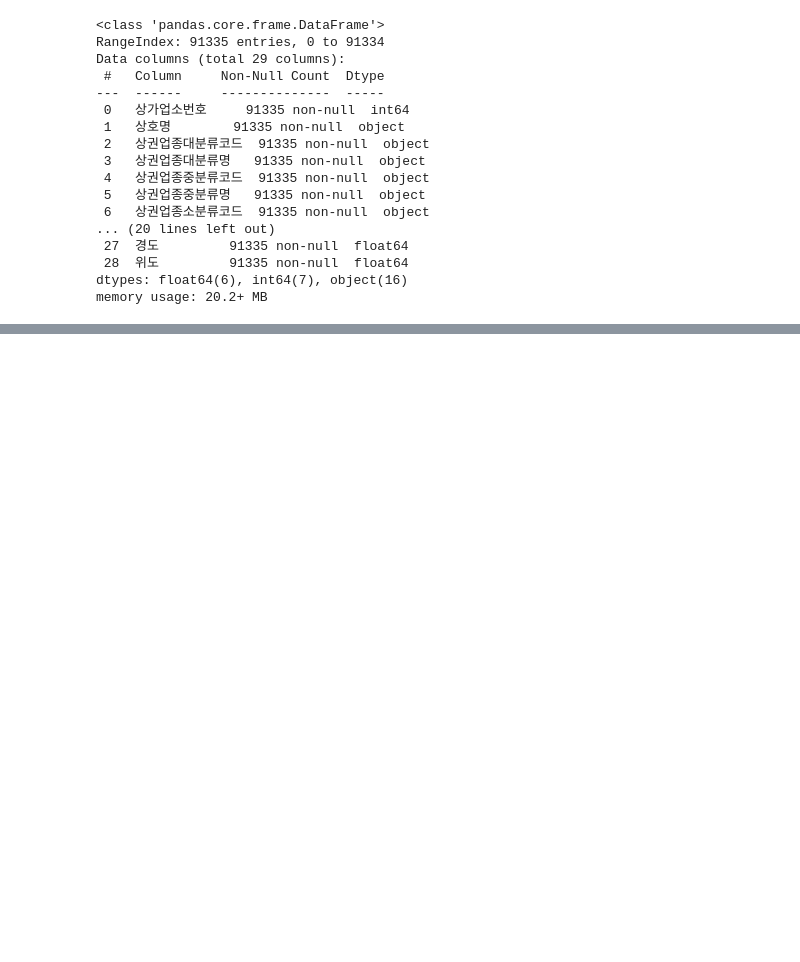
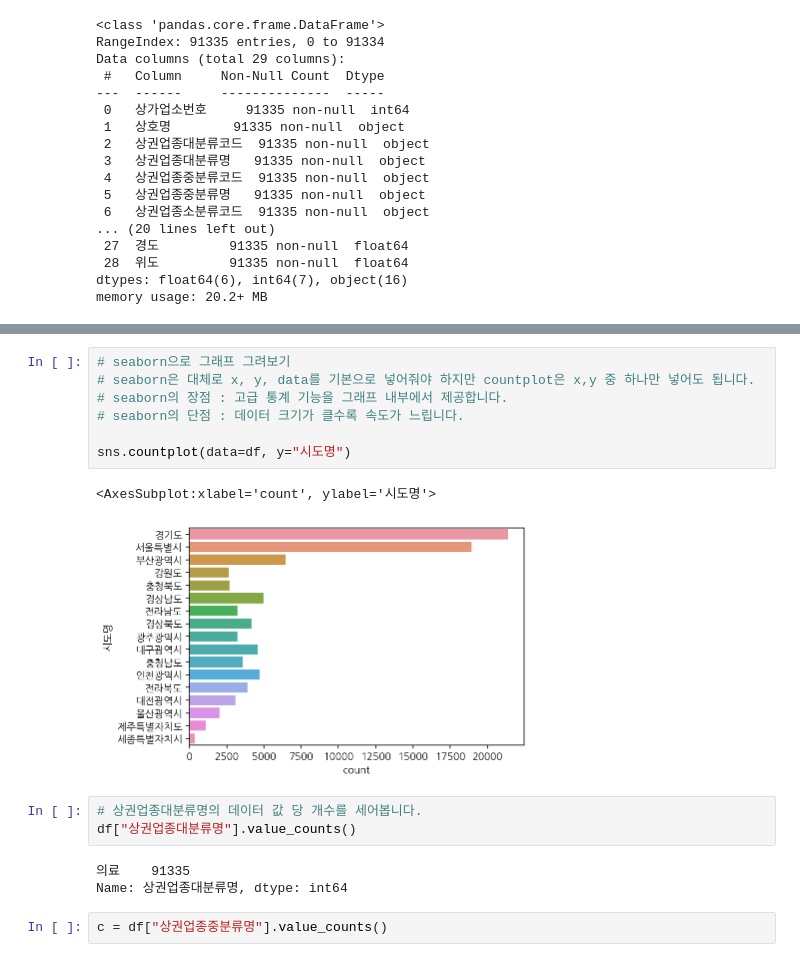
Before and after one commit to mazzingkaizer/EDA, a Jupyter notebook: data_analysis.ipynb, the cells around one changed output, grey strips where cells are left out. Saved outputs shown, nothing was run; the diff lists cells and outputs as text; blank space fills up the shorter version.

```diff
--- a/data_analysis.ipynb
+++ b/data_analysis.ipynb
@@ -220,0 +403,18 @@ memory usage: 20.2+ MB
+# %%
+# seaborn으로 그래프 그려보기
+# seaborn은 대체로 x, y, data를 기본으로 넣어줘야 하지만 countplot은 x,y 중 하나만 넣어도 됩니다.
+# seaborn의 장점 : 고급 통계 기능을 그래프 내부에서 제공합니다.
+# seaborn의 단점 : 데이터 크기가 클수록 속도가 느립니다.
+
+sns.countplot(data=df, y="시도명")
+# %% [output]
+<AxesSubplot:xlabel='count', ylabel='시도명'>
+[figure, added]
+# %%
+# 상권업종대분류명의 데이터 값 당 개수를 세어봅니다.
+df["상권업종대분류명"].value_counts()
+# %% [output]
+의료    91335
+Name: 상권업종대분류명, dtype: int64
+# %%
+c = df["상권업종중분류명"].value_counts()
```
Also changed, not shown: parts of 60 cells of this notebook.
